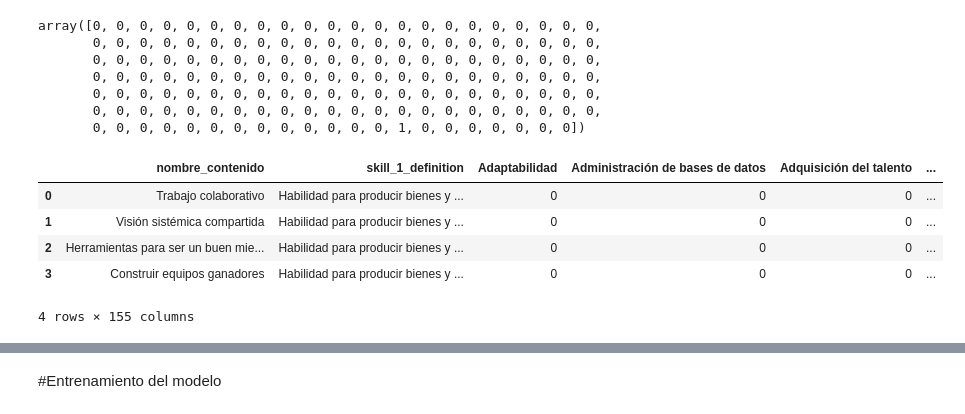
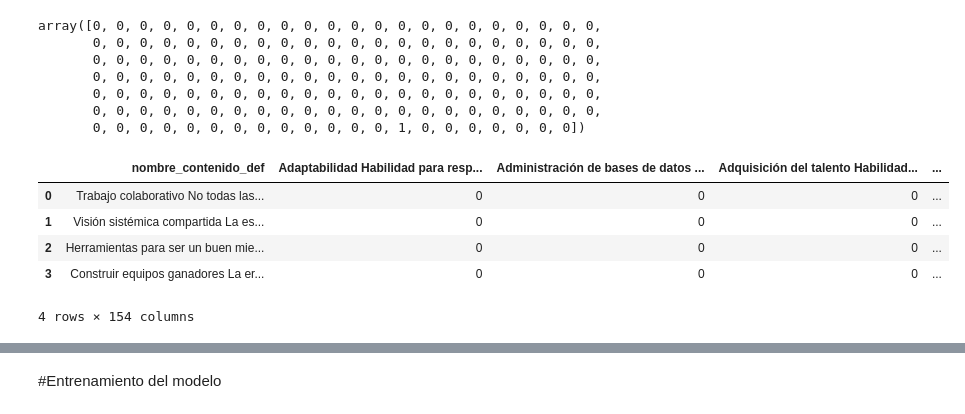
Before and after one commit to JonatanPolanco/Content_Classification, a Jupyter notebook: EAnalysis_&_Preprocessing.ipynb, the cells around one changed output, grey strips where cells are left out. Drawn from its saved outputs; the diff is of its cells as text; code cells hidden in the pictures.

```diff
--- a/EAnalysis_&_Preprocessing.ipynb
+++ b/EAnalysis_&_Preprocessing.ipynb
@@ -264,10 +266,11 @@ Series([], Name: COMPETENCIA, dtype: int64)
 # %% [markdown]
 incluimos descripcion de habilidad principal en el df de contenidos clasificados manualmente
 # %%
-ground_truth = classified_content_[['NOMBRE FINAL', 'HABILIDAD PRINCIPAL']].rename(columns={'NOMBRE FINAL': 'nombre_contenido', 'HABILIDAD PRINCIPAL': 'skill_1'})
+ground_truth = classified_content_[['NOMBRE FINAL','DESCRIPCIÓN', 'HABILIDAD PRINCIPAL']].rename(columns={'NOMBRE FINAL': 'nombre_contenido', 'DESCRIPCIÓN': 'descripcion_contenido','HABILIDAD PRINCIPAL': 'skill_1'})
 new_content_ = new_content[['title', 'description', 'course_description_py']].rename(columns={'title': 'nombre_contenido', 'course_description_py': 'nombre_contenido_def'})
 competence_definitions_ = competence_definitions[['ability', 'ability_definition']].rename(columns = { 'ability': 'skill_1', 'ability_definition': 'skill_1_definition'})
 ground_truth = pd.merge(ground_truth, competence_definitions_, on= 'skill_1')
-ground_truth['nombre_skill1_def'] =  ground_truth['nombre_contenido'] + ' ' + ground_truth['skill_1_definition']
+ground_truth['nombre_skill1_def'] =  ground_truth['skill_1'] + ' ' + ground_truth['skill_1_definition']
+ground_truth['nombre_contenido_def'] =  ground_truth['nombre_contenido'] + ' ' + ground_truth['descripcion_contenido']
 ground_truth.head()
 # %% [output]
@@ -444,7 +447,7 @@ ground_truth_balanced[ground_truth_balanced['skill_1'] == 'PHP']
 # encode categories into labele columns
 from sklearn.preprocessing import LabelBinarizer
 mlb = LabelBinarizer()
-labels = mlb.fit_transform(ground_truth_balanced['skill_1'])
+labels = mlb.fit_transform(ground_truth_balanced['nombre_skill1_def'])
 labels
 # %% [output]
 array([[0, 0, 0, ..., 0, 0, 0],
@@ -470,16 +473,16 @@ array([0, 0, 0, 0, 0, 0, 0, 0, 0, 0, 0, 0, 0, 0, 0, 0, 0, 0, 0, 0, 0, 0,
        0, 0, 0, 0, 0, 0, 0, 0, 0, 0, 0, 0, 0, 0, 0, 0, 0, 0, 0, 0, 0, 0,
        0, 0, 0, 0, 0, 0, 0, 0, 0, 0, 0, 0, 0, 1, 0, 0, 0, 0, 0, 0, 0])
 # %%
-df = pd.concat([ground_truth_balanced[['nombre_contenido','skill_1_definition']], pd.DataFrame(labels)], axis=1)
-df.columns = ['nombre_contenido','skill_1_definition'] + list(mlb.classes_)
+df = pd.concat([ground_truth_balanced[['nombre_contenido_def']], pd.DataFrame(labels)], axis=1)
+df.columns = ['nombre_contenido_def'] + list(mlb.classes_)
 df.head(4)
 # %% [output]
-|  | nombre_contenido | skill_1_definition | Adaptabilidad | Administración de bases de datos | Adquisición del talento | ... |
-| 0 | Trabajo colaborativo | Habilidad para producir bienes y ... | 0 | 0 | 0 | ... |
-| 1 | Visión sistémica compartida | Habilidad para producir bienes y ... | 0 | 0 | 0 | ... |
-| 2 | Herramientas para ser un buen mie... | Habilidad para producir bienes y ... | 0 | 0 | 0 | ... |
-| 3 | Construir equipos ganadores | Habilidad para producir bienes y ... | 0 | 0 | 0 | ... |
+|  | nombre_contenido_def | Adaptabilidad Habilidad para resp... | Administración de bases de datos ... | Adquisición del talento Habilidad... | ... |
+| 0 | Trabajo colaborativo No todas las... | 0 | 0 | 0 | ... |
+| 1 | Visión sistémica compartida La es... | 0 | 0 | 0 | ... |
+| 2 | Herramientas para ser un buen mie... | 0 | 0 | 0 | ... |
+| 3 | Construir equipos ganadores La er... | 0 | 0 | 0 | ... |
-4 rows × 155 columns
+4 rows × 154 columns
 # %%
 import os
 import numpy as np
```
Also changed, not shown: parts of 17 cells of this notebook.
